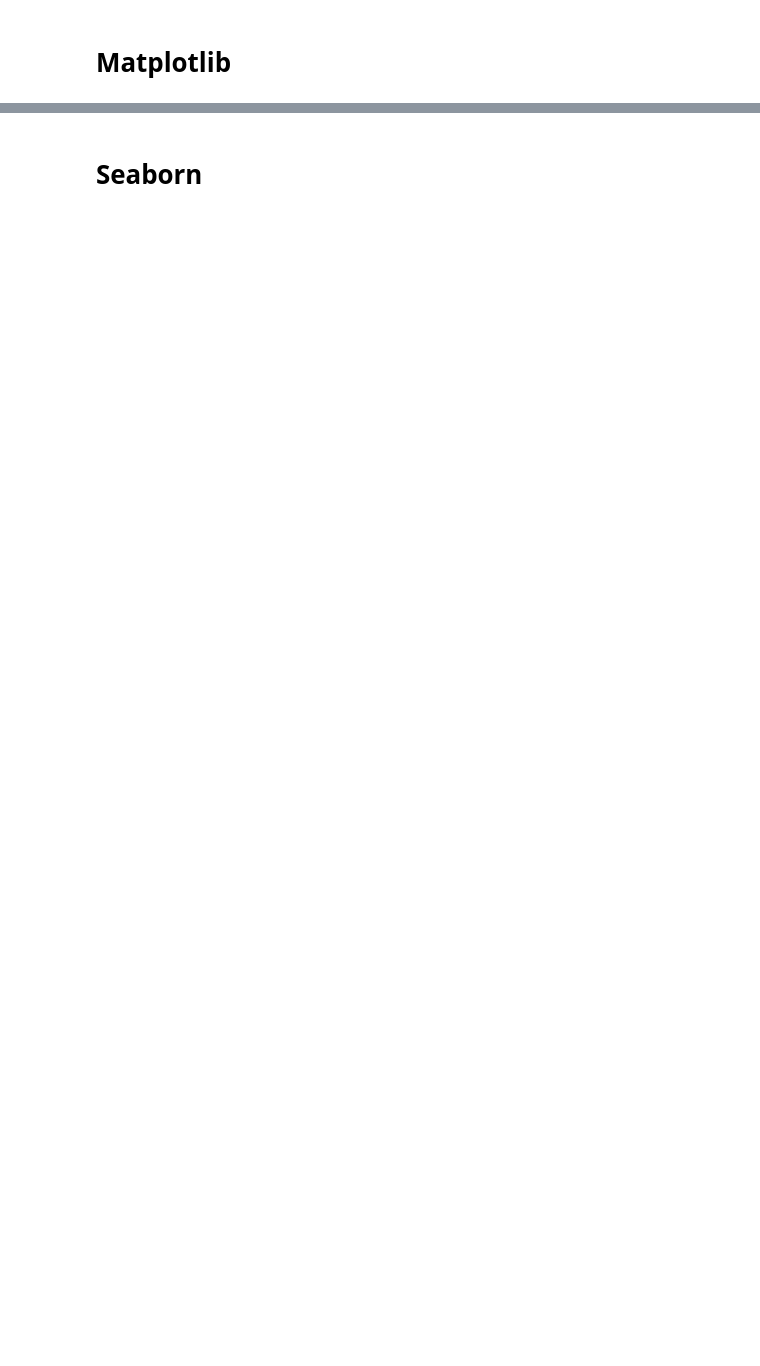
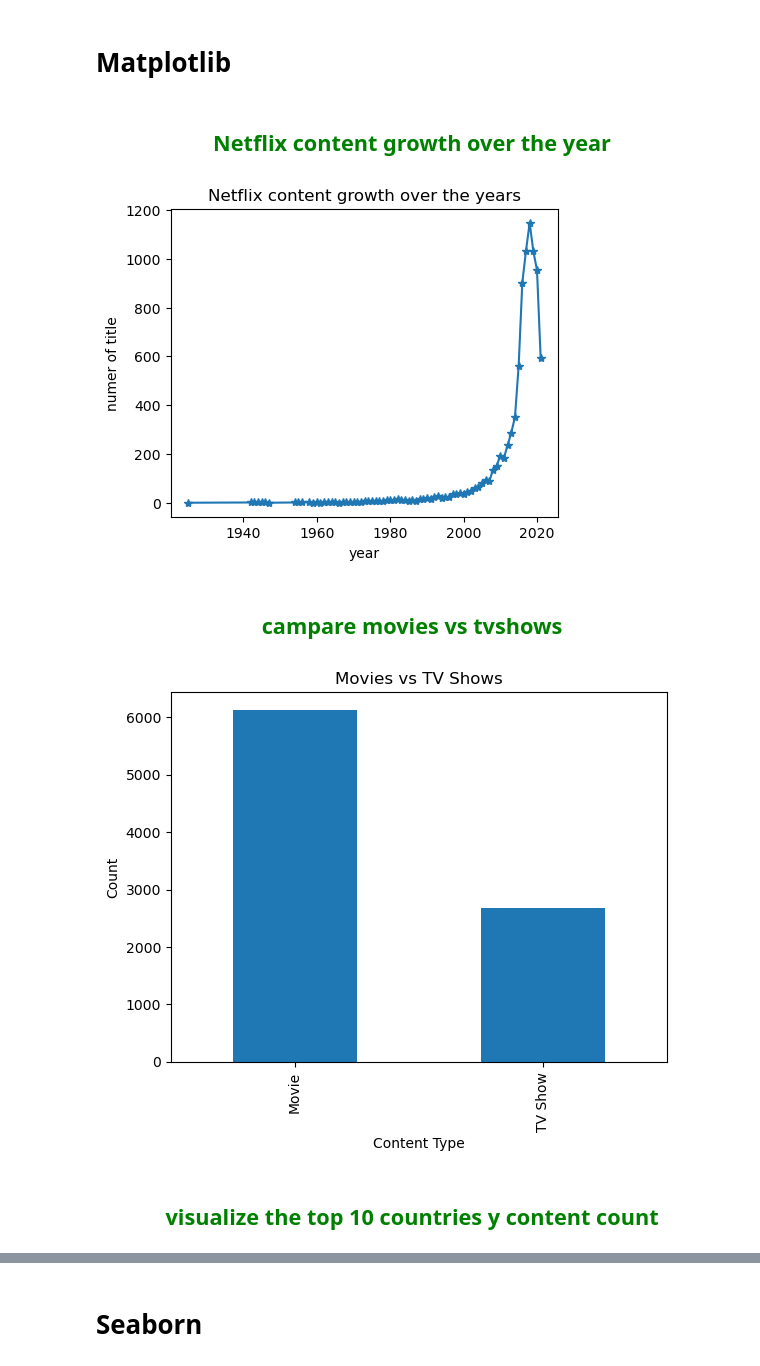
Before and after one commit to rahulostwal30/seaborn, a Jupyter notebook: Assignment1.ipynb, the cells around one changed output, grey strips where cells are left out. Saved outputs shown, nothing was run; the diff lists cells and outputs as text; code cells hidden in the pictures; blank space fills up the shorter version.

```diff
--- a/Assignment1.ipynb
+++ b/Assignment1.ipynb
@@ -207,4 +384,10 @@ data = pd.read_csv("netflix_titles.csv")
 # %% [markdown]
 # Matplotlib
 # %%
-# nt.Matplotlib(data)
+nt.Matplotlib(data)
+# %% [output]
+Netflix content growth over the year
+[figure, added]
+campare movies vs tvshows
+[figure, added]
+visualize the top 10 countries y content count
```
Also changed, not shown: parts of 5 cells of this notebook.
